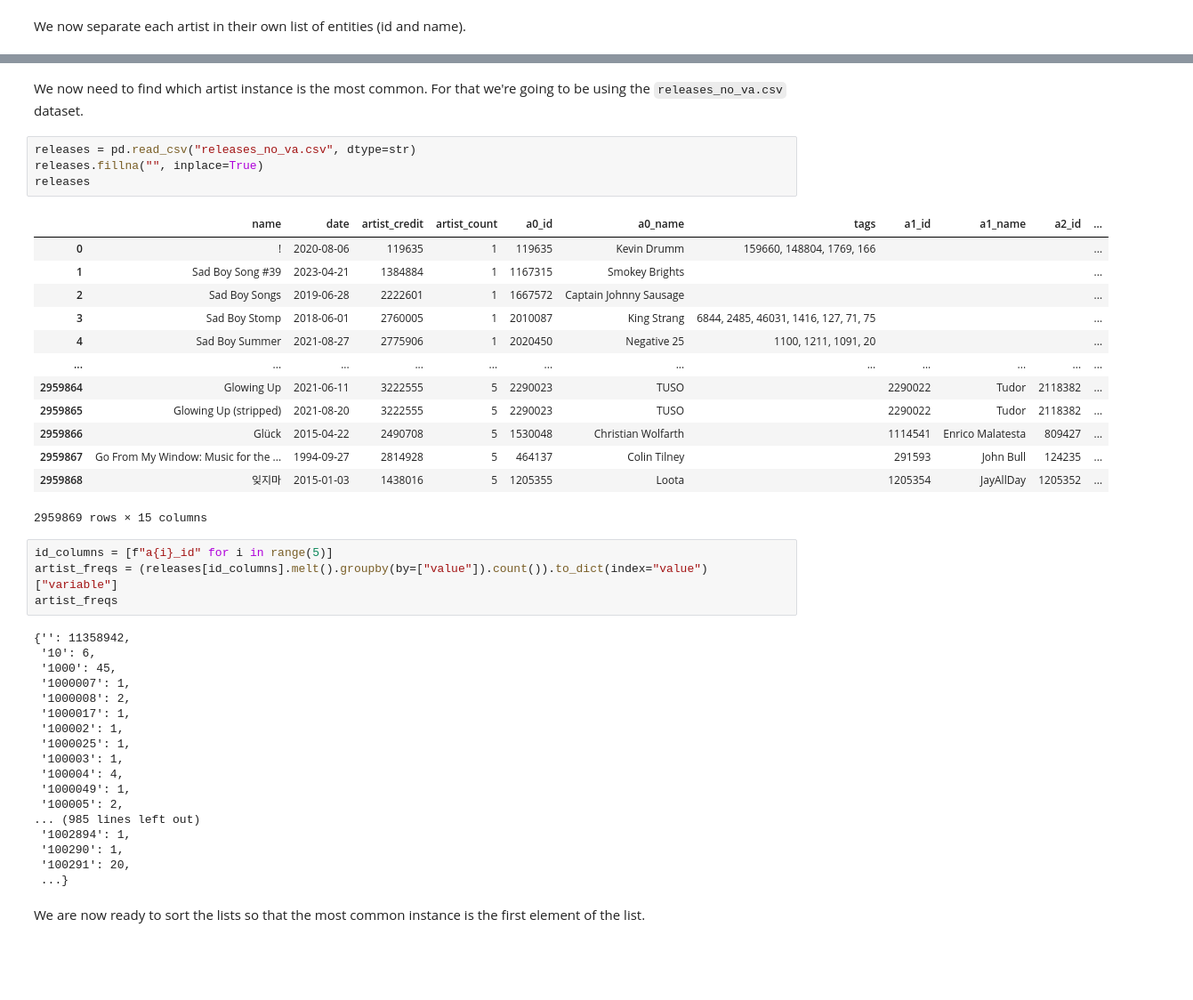
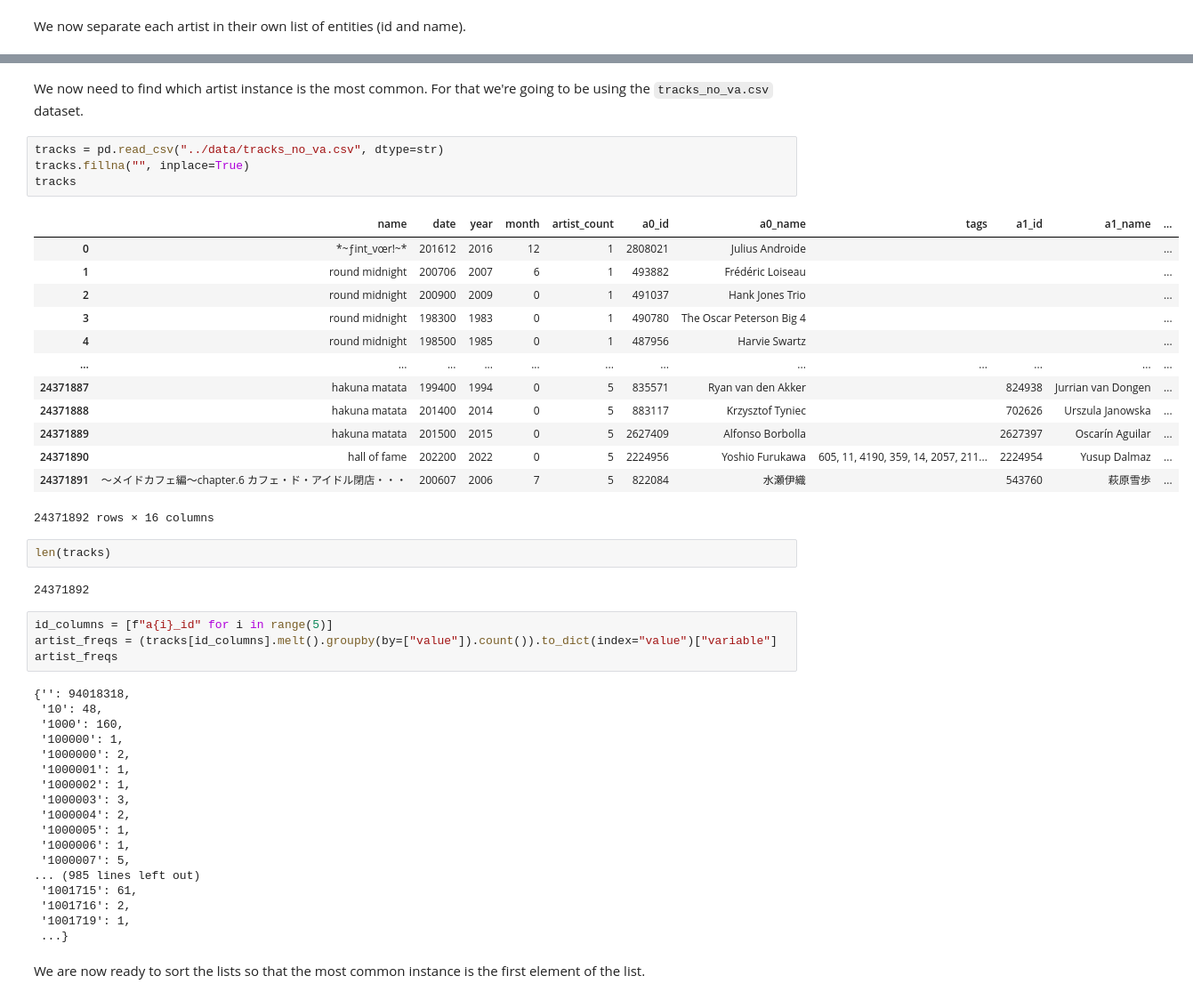
Before and after one commit to aleferu/musicbrainz, a Jupyter notebook: mb_extraction/artist_artist.ipynb, the cells around one changed output, grey strips where cells are left out. Shown: that part at 89% size. Cells and saved outputs as stored; diff of their text form; blank space fills up the shorter version.

Commit message:
feat: (WIP) Some progress with artist_artist

```diff
--- a/mb_extraction/artist_artist.ipynb
+++ b/mb_extraction/artist_artist.ipynb
@@ -194,44 +194,48 @@ artists_lists[:5]
 # %% [markdown]
-We now need to find which artist instance is the most common. For that we're going to be using the `releases_no_va.csv` dataset.
+We now need to find which artist instance is the most common. For that we're going to be using the `tracks_no_va.csv` dataset.
 # %%
-releases = pd.read_csv("releases_no_va.csv", dtype=str)
-releases.fillna("", inplace=True)
-releases
+tracks = pd.read_csv("../data/tracks_no_va.csv", dtype=str)
+tracks.fillna("", inplace=True)
+tracks
 # %% [output]
-|  | name | date | artist_credit | artist_count | a0_id | a0_name | tags | a1_id | a1_name | a2_id | ... |
-| 0 | ! | 2020-08-06 | 119635 | 1 | 119635 | Kevin Drumm | 159660, 148804, 1769, 166 |  |  |  | ... |
-| 1 | Sad Boy Song #39 | 2023-04-21 | 1384884 | 1 | 1167315 | Smokey Brights |  |  |  |  | ... |
-| 2 | Sad Boy Songs | 2019-06-28 | 2222601 | 1 | 1667572 | Captain Johnny Sausage |  |  |  |  | ... |
-| 3 | Sad Boy Stomp | 2018-06-01 | 2760005 | 1 | 2010087 | King Strang | 6844, 2485, 46031, 1416, 127, 71, 75 |  |  |  | ... |
-| 4 | Sad Boy Summer | 2021-08-27 | 2775906 | 1 | 2020450 | Negative 25 | 1100, 1211, 1091, 20 |  |  |  | ... |
+|  | name | date | year | month | artist_count | a0_id | a0_name | tags | a1_id | a1_name | ... |
+| 0 | *~ƒint_vœr!~* | 201612 | 2016 | 12 | 1 | 2808021 | Julius Androide |  |  |  | ... |
+| 1 | round midnight | 200706 | 2007 | 6 | 1 | 493882 | Frédéric Loiseau |  |  |  | ... |
+| 2 | round midnight | 200900 | 2009 | 0 | 1 | 491037 | Hank Jones Trio |  |  |  | ... |
+| 3 | round midnight | 198300 | 1983 | 0 | 1 | 490780 | The Oscar Peterson Big 4 |  |  |  | ... |
+| 4 | round midnight | 198500 | 1985 | 0 | 1 | 487956 | Harvie Swartz |  |  |  | ... |
 | ... | ... | ... | ... | ... | ... | ... | ... | ... | ... | ... | ... |
-| 2959864 | Glowing Up | 2021-06-11 | 3222555 | 5 | 2290023 | TUSO |  | 2290022 | Tudor | 2118382 | ... |
-| 2959865 | Glowing Up (stripped) | 2021-08-20 | 3222555 | 5 | 2290023 | TUSO |  | 2290022 | Tudor | 2118382 | ... |
-| 2959866 | Glück | 2015-04-22 | 2490708 | 5 | 1530048 | Christian Wolfarth |  | 1114541 | Enrico Malatesta | 809427 | ... |
-| 2959867 | Go From My Window: Music for the ... | 1994-09-27 | 2814928 | 5 | 464137 | Colin Tilney |  | 291593 | John Bull | 124235 | ... |
-| 2959868 | 잊지마 | 2015-01-03 | 1438016 | 5 | 1205355 | Loota |  | 1205354 | JayAllDay | 1205352 | ... |
+| 24371887 | hakuna matata | 199400 | 1994 | 0 | 5 | 835571 | Ryan van den Akker |  | 824938 | Jurrian van Dongen | ... |
+| 24371888 | hakuna matata | 201400 | 2014 | 0 | 5 | 883117 | Krzysztof Tyniec |  | 702626 | Urszula Janowska | ... |
+| 24371889 | hakuna matata | 201500 | 2015 | 0 | 5 | 2627409 | Alfonso Borbolla |  | 2627397 | Oscarín Aguilar | ... |
+| 24371890 | hall of fame | 202200 | 2022 | 0 | 5 | 2224956 | Yoshio Furukawa | 605, 11, 4190, 359, 14, 2057, 211... | 2224954 | Yusup Dalmaz | ... |
+| 24371891 | ～メイドカフェ編～chapter.6 カフェ・ド・アイドル閉店・・・ | 200607 | 2006 | 7 | 5 | 822084 | 水瀬伊織 |  | 543760 | 萩原雪歩 | ... |
-2959869 rows × 15 columns
+24371892 rows × 16 columns
+# %%
+len(tracks)
+# %% [output]
+24371892
 # %%
 id_columns = [f"a{i}_id" for i in range(5)]
-artist_freqs = (releases[id_columns].melt().groupby(by=["value"]).count()).to_dict(index="value")["variable"]
+artist_freqs = (tracks[id_columns].melt().groupby(by=["value"]).count()).to_dict(index="value")["variable"]
 artist_freqs
 # %% [output]
-{'': 11358942,
- '10': 6,
- '1000': 45,
- '1000007': 1,
- '1000008': 2,
- '1000017': 1,
- '100002': 1,
- '1000025': 1,
- '100003': 1,
- '100004': 4,
- '1000049': 1,
- '100005': 2,
+{'': 94018318,
+ '10': 48,
+ '1000': 160,
+ '100000': 1,
+ '1000000': 2,
+ '1000001': 1,
+ '1000002': 1,
+ '1000003': 3,
+ '1000004': 2,
+ '1000005': 1,
+ '1000006': 1,
+ '1000007': 5,
 ... (985 lines left out)
- '1002894': 1,
- '100290': 1,
- '100291': 20,
+ '1001715': 61,
+ '1001716': 2,
+ '1001719': 1,
  ...}
 # %% [markdown]
 We are now ready to sort the lists so that the most common instance is the first element of the list.
```
Also changed, not shown: parts of 28 cells of this notebook.
